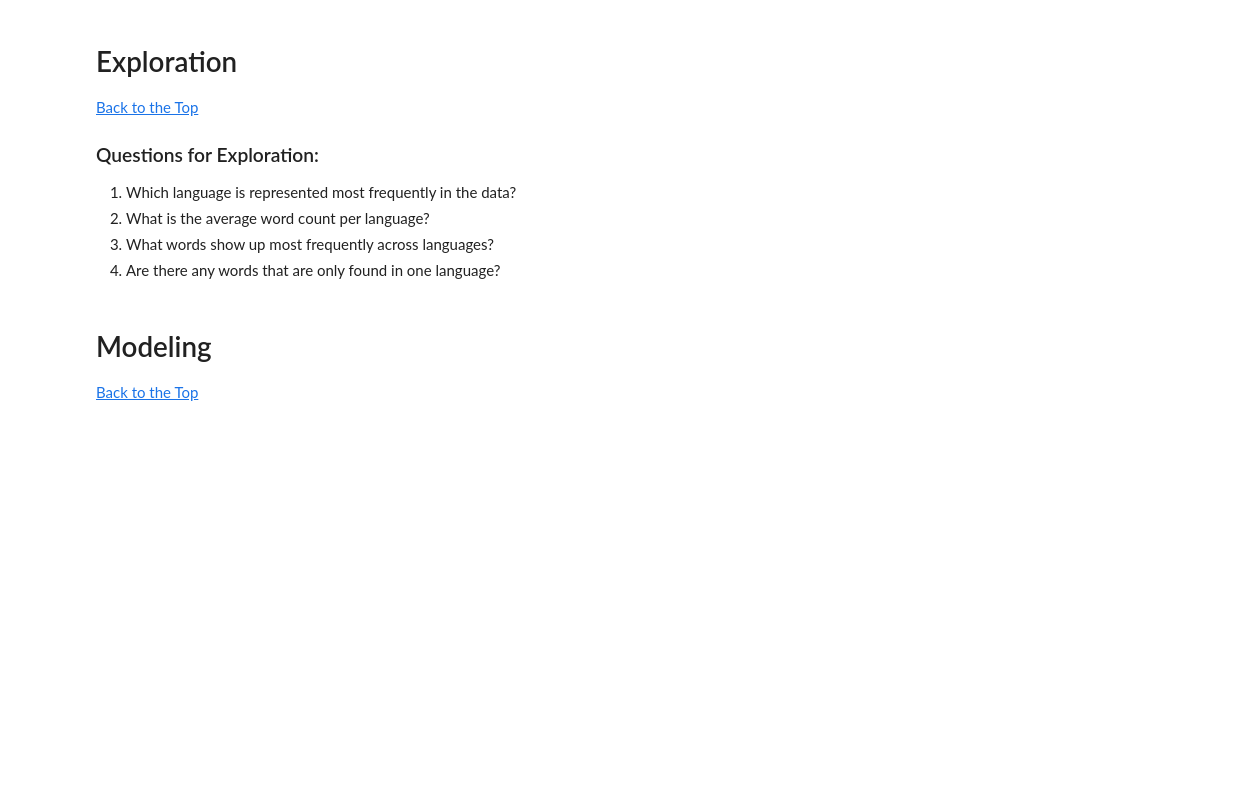
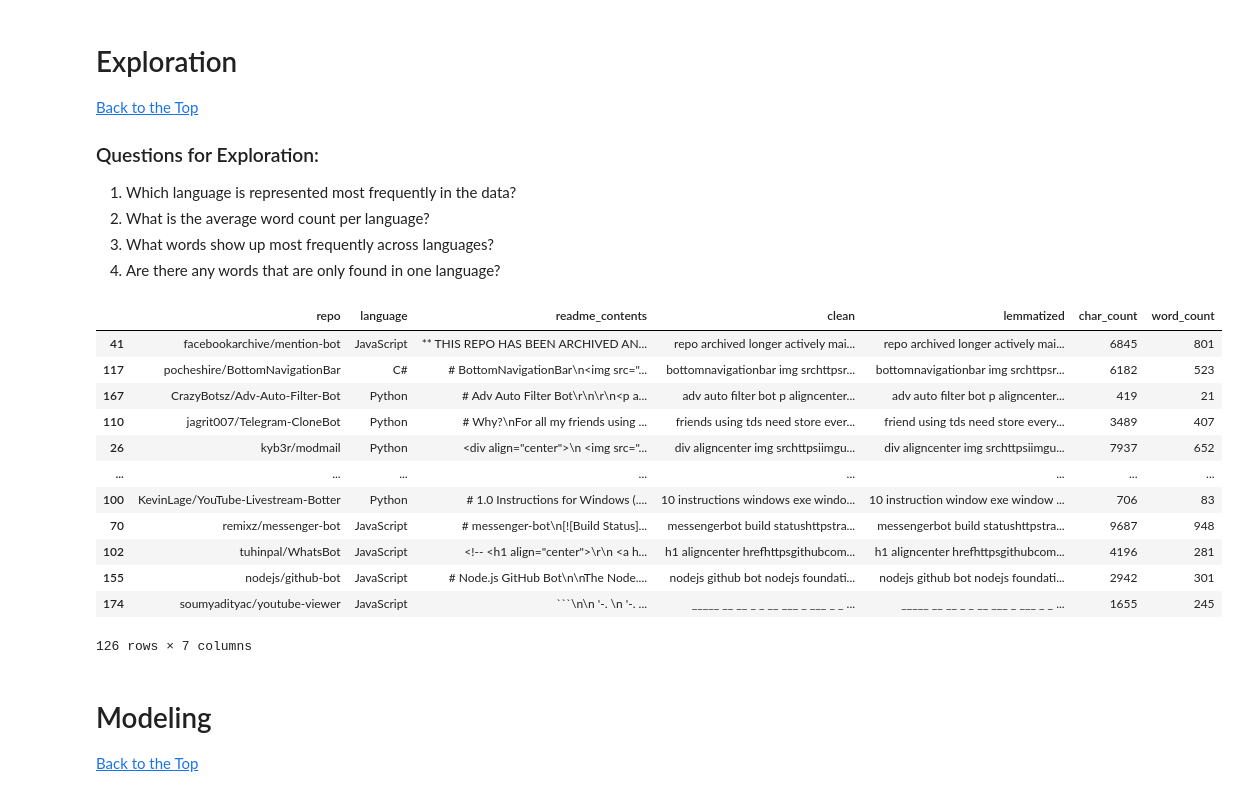
Before and after one commit to NLP-Project-Hopper2/NLP-Project-Hopper2, a Jupyter notebook: 00_final_report.ipynb, the cells around one changed output. Drawn from its saved outputs; the diff is of its cells as text; code cells hidden in the pictures; blank space fills up the shorter version.

Commit message:
explore start for final

````diff
--- a/00_final_report.ipynb
+++ b/00_final_report.ipynb
@@ -99,3 +101,19 @@ train.head()
+# %%
+explore.new_features(train)
+# %% [output]
+|  | repo | language | readme_contents | clean | lemmatized | char_count | word_count |
+| 41 | facebookarchive/mention-bot | JavaScript | ** THIS REPO HAS BEEN ARCHIVED AN... | repo archived longer actively mai... | repo archived longer actively mai... | 6845 | 801 |
+| 117 | pocheshire/BottomNavigationBar | C# | # BottomNavigationBar\n<img src="... | bottomnavigationbar img srchttpsr... | bottomnavigationbar img srchttpsr... | 6182 | 523 |
+| 167 | CrazyBotsz/Adv-Auto-Filter-Bot | Python | # Adv Auto Filter Bot\r\n\r\n<p a... | adv auto filter bot p aligncenter... | adv auto filter bot p aligncenter... | 419 | 21 |
+| 110 | jagrit007/Telegram-CloneBot | Python | # Why?\nFor all my friends using ... | friends using tds need store ever... | friend using tds need store every... | 3489 | 407 |
+| 26 | kyb3r/modmail | Python | <div align="center">\n <img src="... | div aligncenter img srchttpsiimgu... | div aligncenter img srchttpsiimgu... | 7937 | 652 |
+| ... | ... | ... | ... | ... | ... | ... | ... |
+| 100 | KevinLage/YouTube-Livestream-Botter | Python | # 1.0 Instructions for Windows (.... | 10 instructions windows exe windo... | 10 instruction window exe window ... | 706 | 83 |
+| 70 | remixz/messenger-bot | JavaScript | # messenger-bot\n[![Build Status]... | messengerbot build statushttpstra... | messengerbot build statushttpstra... | 9687 | 948 |
+| 102 | tuhinpal/WhatsBot | JavaScript | <!-- <h1 align="center">\r\n <a h... | h1 aligncenter hrefhttpsgithubcom... | h1 aligncenter hrefhttpsgithubcom... | 4196 | 281 |
+| 155 | nodejs/github-bot | JavaScript | # Node.js GitHub Bot\n\nThe Node.... | nodejs github bot nodejs foundati... | nodejs github bot nodejs foundati... | 2942 | 301 |
+| 174 | soumyadityac/youtube-viewer | JavaScript | ```\n\n '-. \n '-. ... | _____ __ __ _ _ __ ___ _ ___ _ _ ... | _____ __ __ _ _ __ ___ _ ___ _ _ ... | 1655 | 245 |
+126 rows × 7 columns
 # %% [markdown]
 # Modeling
 [Back to the Top](#Overview)
````
Also changed, not shown: parts of 7 cells of this notebook, 1 other file.
